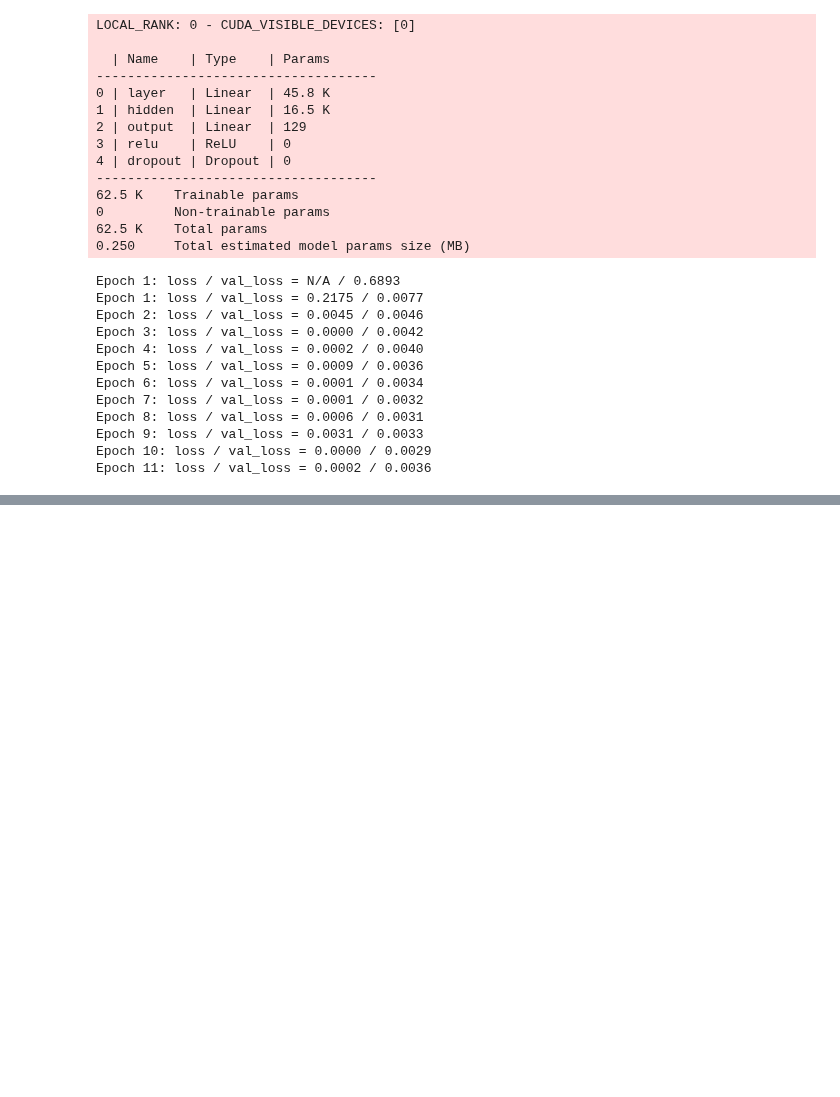
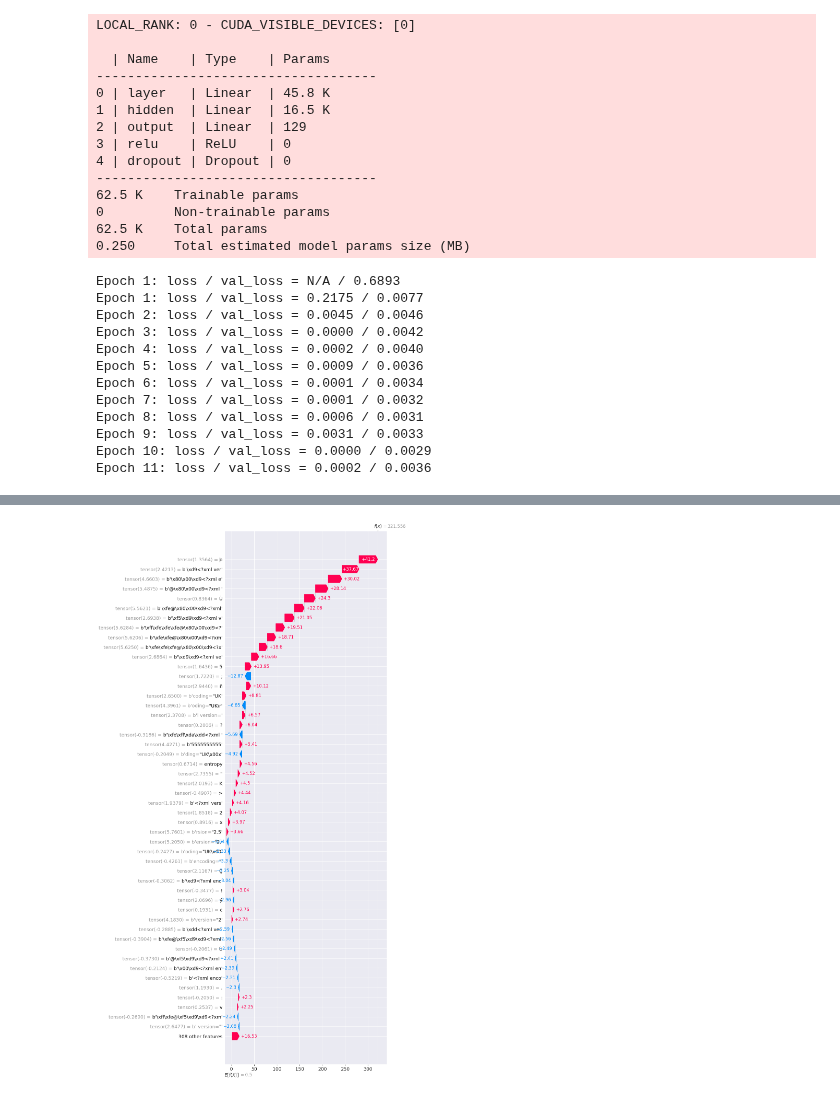
Before and after one commit to gavin-black-dsu/ruftModel, a Jupyter notebook: modelDevelopment.ipynb, the cells around one changed output, grey strips where cells are left out. Saved outputs shown, nothing was run; the diff lists cells and outputs as text; code cells hidden in the pictures; blank space fills up the shorter version.

Commit message:
Individual SHAP plot

```diff
--- a/modelDevelopment.ipynb
+++ b/modelDevelopment.ipynb
@@ -203 +206,9 @@ Glyph 9 (       ) missing from current font.
+# %%
+exp = explainer(features)[3]
+exp.base_values = 0.5
+exp.feature_names = list(data.columns)
+# %%
+shap.waterfall_plot(exp, max_display=25)
+# %% [output]
+[figure, added]
 # %%
```
Also changed, not shown: parts of 3 cells of this notebook.
